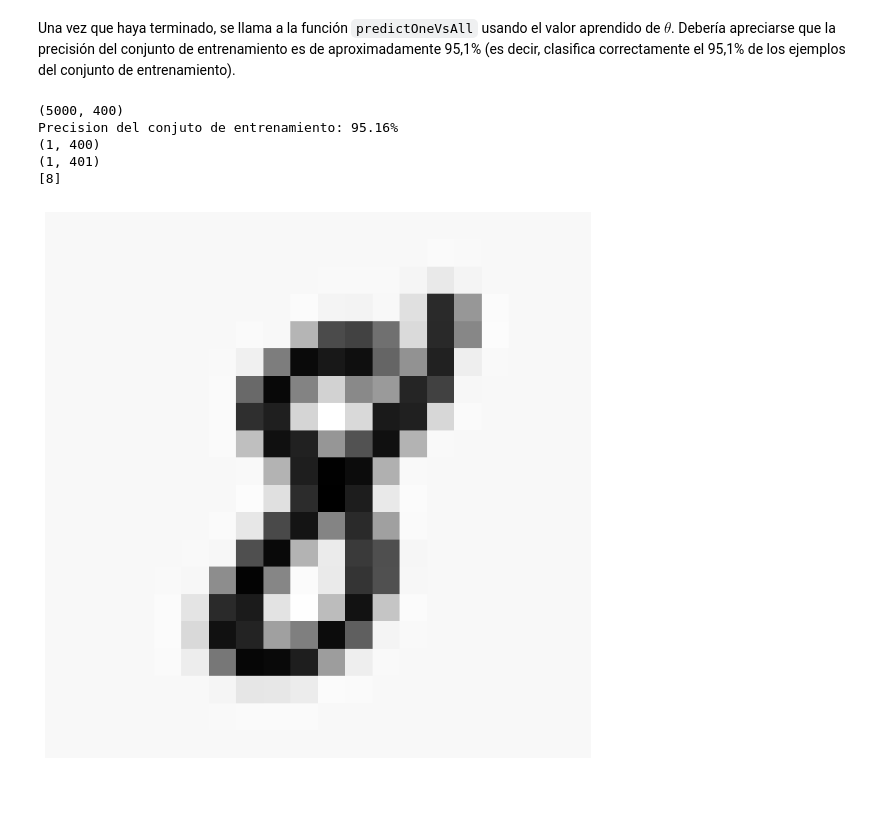
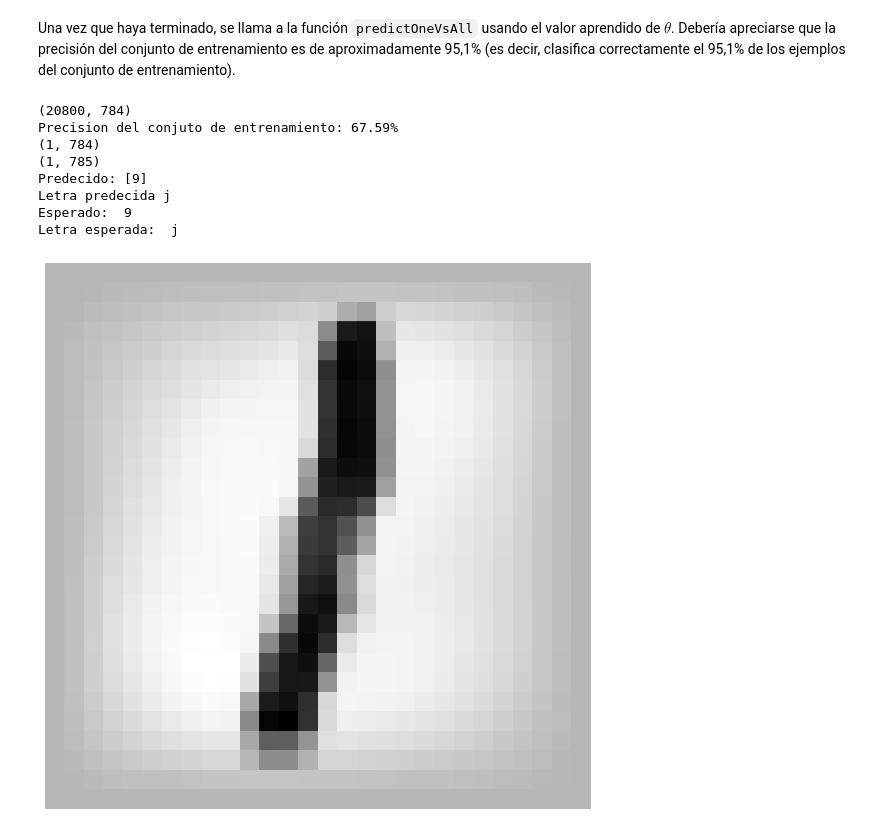
Before and after one commit to marcanii/SIS420---1-23, a Jupyter notebook: Evaluaciones/Segundo Parcial/reg_log_onevsall.ipynb, the cells around one changed output. Cells and saved outputs as stored; diff of their text form; code cells hidden in the pictures; blank space fills up the shorter version.

```diff
--- a/Evaluaciones/Segundo Parcial/reg_log_onevsall.ipynb
+++ b/Evaluaciones/Segundo Parcial/reg_log_onevsall.ipynb
@@ -116,8 +129,9 @@ def displayData(X, example_width=None, figsize=(10, 10)):
         ax.axis('off')
 # %%
 # Selecciona aleatoriamente 100 puntos de datos para mostrar
+m = y_entrenamiento.size
 rand_indices = np.random.choice(m, 100, replace=False)
-sel = X[rand_indices, :]
+sel = X_entrenamiento[rand_indices, :]
 
 displayData(sel)
 # %% [output]
@@ -235,0 +244,7 @@ Además, si tiene una versión no vectorizada de su código, puede comparar la s
+# %%
+# asignamos a nuevas variables globales
+X_ent = X_norm
+X_pru = X_norm_p
+# X_ent = X_entrenamiento
+print(X_ent[0])
+print(X_pru[0])
@@ -400,4 +361,4 @@ def oneVsAll(X, y, num_labels, lambda_):
     return all_theta
 # %%
 lambda_ = 0.1
-all_theta = oneVsAll(X, y, num_labels, lambda_)
+all_theta = oneVsAll(X_ent, y_entrenamiento, num_labels, lambda_)
@@ -465,24 +384,40 @@ def predictOneVsAll(all_theta, X):
+# %%
+def obtener_letra(posicion):
+    if 0 <= posicion < 26:
+        letra = chr(97 + posicion)  # 97 es el valor ASCII de 'a'
+        return letra
+    else:
+        return "Posición fuera de rango"
 # %% [markdown]
 Una vez que haya terminado, se llama a la función `predictOneVsAll` usando el valor aprendido de $\theta$. Debería apreciarse que la precisión del conjunto de entrenamiento es de aproximadamente 95,1% (es decir, clasifica correctamente el 95,1% de los ejemplos del conjunto de entrenamiento).
 # %%
-print(X.shape)
-pred = predictOneVsAll(all_theta, X)
-print('Precision del conjuto de entrenamiento: {:.2f}%'.format(np.mean(pred == y) * 100))
-XPrueba = X[4002:4003, :].copy()
-print(XPrueba.shape)
-#print(np.ones((1)))
-#print(XPrueba)
-#p = np.zeros(1)
+# mostramos dimensiones de X_prueba
+print(X_pru.shape)
+# calculamos porcentaje
+pred = predictOneVsAll(all_theta, X_pru)
+print('Precision del conjuto de entrenamiento: {:.2f}%'.format(np.mean(pred == y_pruebas) * 100))
+# cargamos un ejemplo para predecir
+XPrueba = X_pru[7000:7001, :].copy()
+print(XPrueba.shape) # mostramos dimensiones X
+
+# agregamos 1 al inicio para la multiplicacion
 XPrueba = np.concatenate([np.ones((1, 1)), XPrueba], axis=1)
-print(XPrueba.shape)
+print(XPrueba.shape) # mostramos dimensiones de la nueva X
 p = np.argmax(sigmoid(XPrueba.dot(all_theta.T)), axis = 1)
-print(p)
-
-displayData(X[4002:4003, :])
+print("Predecido:",p)
+print("Letra predecida", obtener_letra(p[0]))
+# graficamos el ejemplo
+displayData(X_pru[7000:7001, :])
+# lo que deberia salir
+print("Esperado: ", y_pruebas[7000])
+print("Letra esperada: ", obtener_letra(y_pruebas[7000]))
 # %% [output]
-(5000, 400)
-Precision del conjuto de entrenamiento: 95.16%
-(1, 400)
-(1, 401)
-[8]
+(20800, 784)
+Precision del conjuto de entrenamiento: 67.59%
+(1, 784)
+(1, 785)
+Predecido: [9]
+Letra predecida j
+Esperado:  9
+Letra esperada:  j
-[figure, old version]
+[figure, new version]
```
Also changed, not shown: parts of 26 cells of this notebook, 5 other files.
